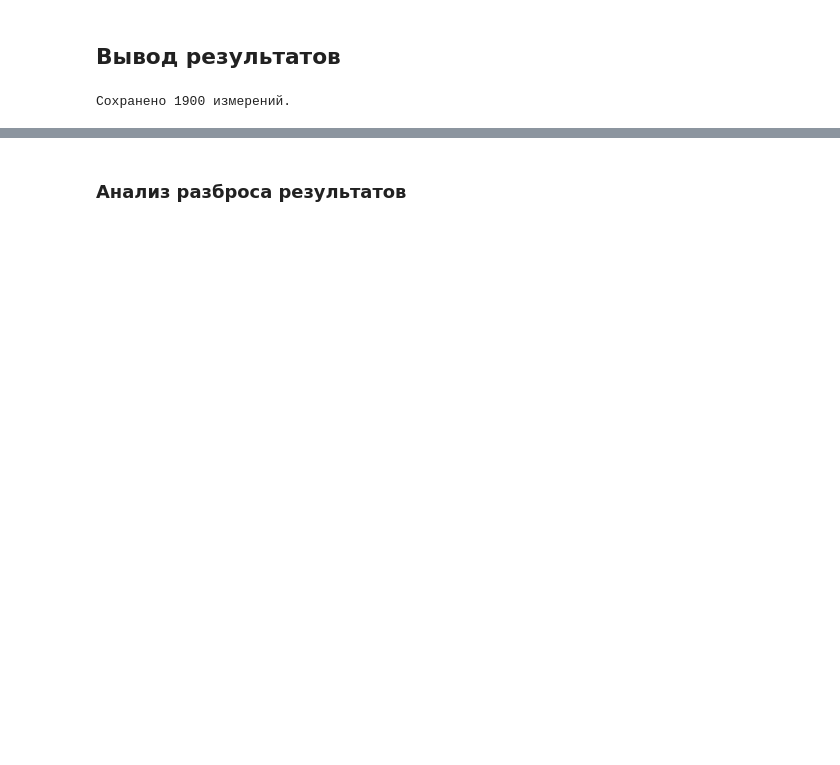
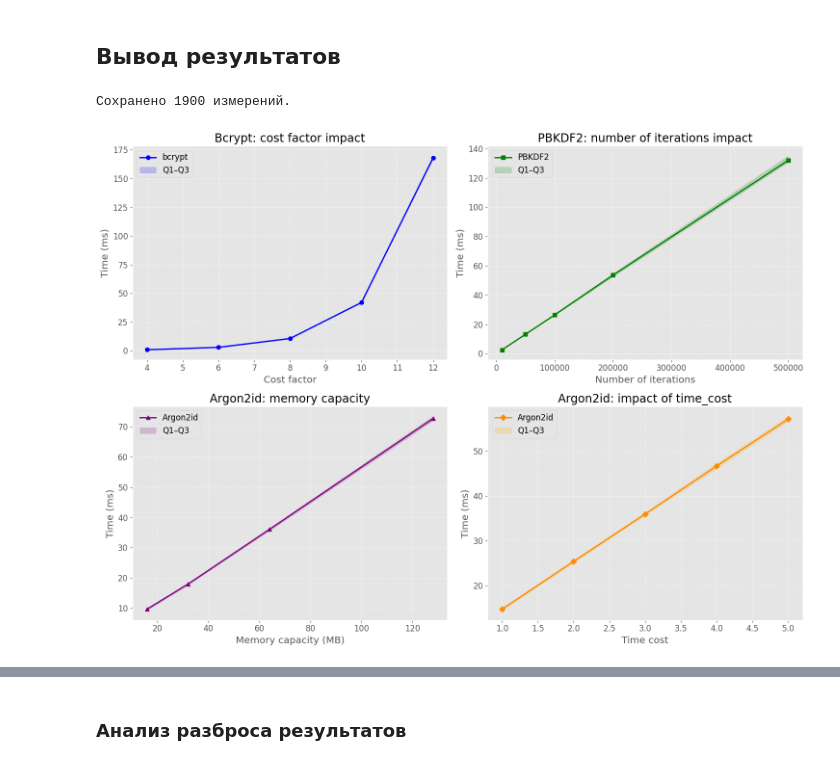
Before and after one commit to mosheadd/KR-NI-02, a Jupyter notebook: experiments/experiment.ipynb, the cells around one changed output, grey strips where cells are left out. Cells and saved outputs as stored; diff of their text form; code cells hidden in the pictures; blank space fills up the shorter version.

```diff
--- a/experiments/experiment.ipynb
+++ b/experiments/experiment.ipynb
@@ -407,6 +407,81 @@ df_raw.to_csv('results/raw_results.csv', index=False)
 print(f"Сохранено {len(df_raw)} измерений.")
 # %% [output]
 Сохранено 1900 измерений.
+# %%
+fig, axes = plt.subplots(2, 2, figsize=(15, 11))
+
+# Bcrypt
+ax1 = axes[0, 0]
+
+ax1.plot(df_bcrypt['parameter_value'], df_bcrypt['time_ms'],
+         marker='o', linewidth=2, color='blue', label='bcrypt')
+
+ax1.fill_between(df_bcrypt['parameter_value'],
+                 df_bcrypt['q1_ms'], df_bcrypt['q3_ms'],
+                 color='blue', alpha=0.2, label='Q1–Q3')
+
+ax1.set_title('Bcrypt: cost factor impact')
+ax1.set_xlabel('Cost factor')
+ax1.set_ylabel('Time (ms)')
+ax1.legend()
+
+
+# PBKDF2
+ax2 = axes[0, 1]
+
+ax2.plot(df_pbkdf2['parameter_value'], df_pbkdf2['time_ms'],
+         marker='s', linewidth=2, color='green', label='PBKDF2')
+
+ax2.fill_between(df_pbkdf2['parameter_value'],
+                 df_pbkdf2['q1_ms'], df_pbkdf2['q3_ms'],
+                 color='green', alpha=0.2, label='Q1–Q3')
+
+ax2.set_title('PBKDF2: number of iterations impact')
+ax2.set_xlabel('Number of iterations')
+ax2.set_ylabel('Time (ms)')
+ax2.legend()
+
+
+# Argon2id: память
+ax3 = axes[1, 0]
+
+ax3.plot(df_argon2['memory_cost_mib'], df_argon2['time_ms'],
+         marker='^', linewidth=2, color='purple', label='Argon2id')
+
+ax3.fill_between(df_argon2['memory_cost_mib'],
+                 df_argon2['q1_ms'], df_argon2['q3_ms'],
+                 color='purple', alpha=0.2, label='Q1–Q3')
+
+ax3.set_title('Argon2id: memory capacity')
+ax3.set_xlabel('Memory capacity (MB)')
+ax3.set_ylabel('Time (ms)')
+ax3.legend()
+
+
+# Argon2id: time_cost
+ax4 = axes[1, 1]
+
+ax4.plot(df_argon2_time['parameter_value'], df_argon2_time['time_ms'],
+         marker='D', linewidth=2, color='darkorange', label='Argon2id')
+
+ax4.fill_between(df_argon2_time['parameter_value'],
+                 df_argon2_time['q1_ms'], df_argon2_time['q3_ms'],
+                 color='orange', alpha=0.2, label='Q1–Q3')
+
+ax4.set_title('Argon2id: impact of time_cost')
+ax4.set_xlabel('Time cost')
+ax4.set_ylabel('Time (ms)')
+ax4.legend()
+
+
+for ax in axes.flat:
+    ax.grid(True, linestyle='--', alpha=0.7)
+
+plt.tight_layout()
+plt.savefig('figures/parameter_plots_eng.png', dpi=300)
+plt.show()
+# %% [output]
+[figure, added]
 # %%
 fig, axes = plt.subplots(2, 2, figsize=(15, 11))
 
```
Also changed, not shown: parts of 13 cells of this notebook, 6 other files.
